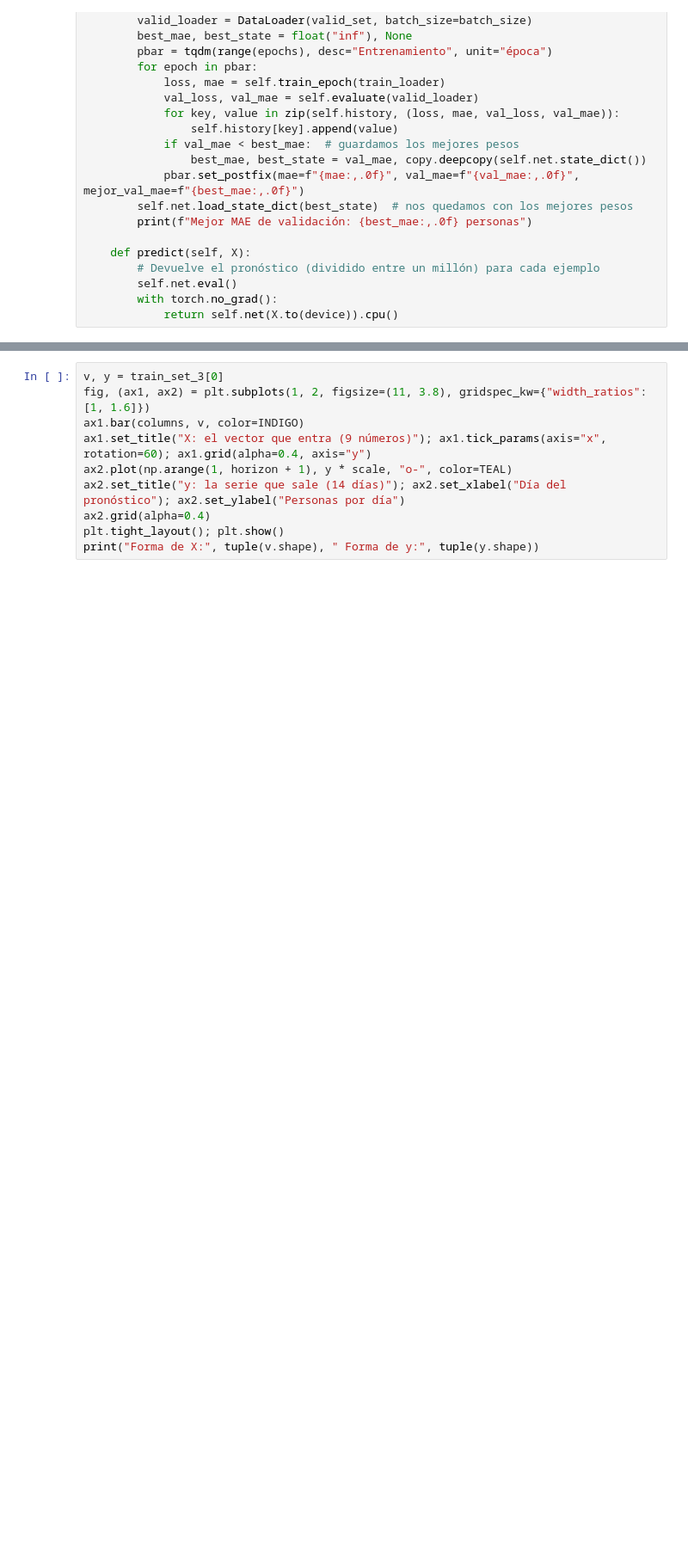
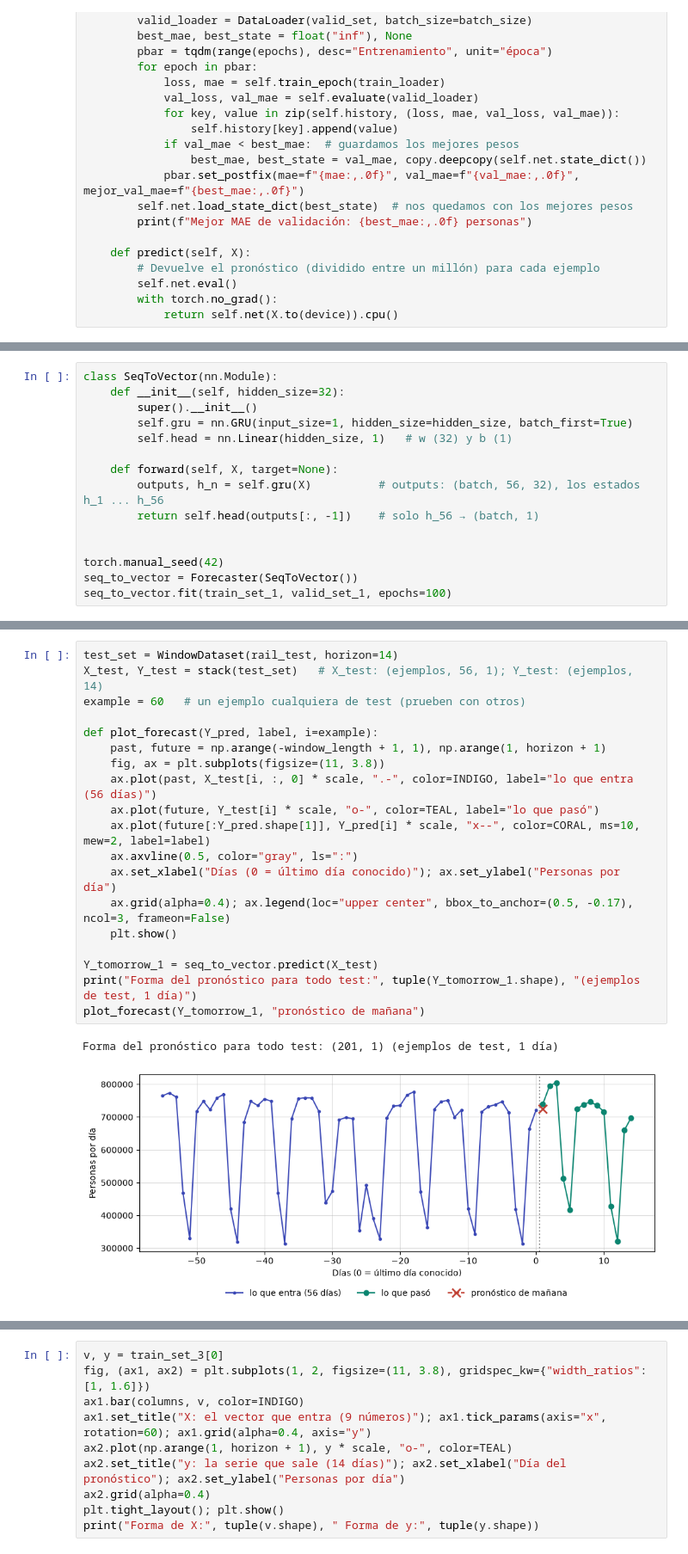
Before and after one commit to omarcastano/deeplearning-javeriana-site, a Jupyter notebook: modulo_2/unidad_2/3_experiencia/nueva/4_Script2_M2_U2_arquitecturas_pytorch.ipynb, the cells around one changed output, grey strips where cells are left out. Shown at 86% size. Drawn from its saved outputs; the diff is of its cells as text; blank space fills up the shorter version.

```diff
--- a/modulo_2/unidad_2/3_experiencia/nueva/4_Script2_M2_U2_arquitecturas_pytorch.ipynb
+++ b/modulo_2/unidad_2/3_experiencia/nueva/4_Script2_M2_U2_arquitecturas_pytorch.ipynb
@@ -480,0 +344,15 @@ En la tabla, cada fila es un ejemplo: las nueve primeras columnas forman el vect
+# %%
+class SeqToVector(nn.Module):
+    def __init__(self, hidden_size=32):
+        super().__init__()
+        self.gru = nn.GRU(input_size=1, hidden_size=hidden_size, batch_first=True)
+        self.head = nn.Linear(hidden_size, 1)   # w (32) y b (1)
+
+    def forward(self, X, target=None):
+        outputs, h_n = self.gru(X)          # outputs: (batch, 56, 32), los estados h_1 ... h_56
+        return self.head(outputs[:, -1])    # solo h_56 → (batch, 1)
+
+
+torch.manual_seed(42)
+seq_to_vector = Forecaster(SeqToVector())
+seq_to_vector.fit(train_set_1, valid_set_1, epochs=100)
@@ -480,0 +373,22 @@ En la tabla, cada fila es un ejemplo: las nueve primeras columnas forman el vect
+# %%
+test_set = WindowDataset(rail_test, horizon=14)
+X_test, Y_test = stack(test_set)   # X_test: (ejemplos, 56, 1); Y_test: (ejemplos, 14)
+example = 60   # un ejemplo cualquiera de test (prueben con otros)
+
+def plot_forecast(Y_pred, label, i=example):
+    past, future = np.arange(-window_length + 1, 1), np.arange(1, horizon + 1)
+    fig, ax = plt.subplots(figsize=(11, 3.8))
+    ax.plot(past, X_test[i, :, 0] * scale, ".-", color=INDIGO, label="lo que entra (56 días)")
+    ax.plot(future, Y_test[i] * scale, "o-", color=TEAL, label="lo que pasó")
+    ax.plot(future[:Y_pred.shape[1]], Y_pred[i] * scale, "x--", color=CORAL, ms=10, mew=2, label=label)
+    ax.axvline(0.5, color="gray", ls=":")
+    ax.set_xlabel("Días (0 = último día conocido)"); ax.set_ylabel("Personas por día")
+    ax.grid(alpha=0.4); ax.legend(loc="upper center", bbox_to_anchor=(0.5, -0.17), ncol=3, frameon=False)
+    plt.show()
+
+Y_tomorrow_1 = seq_to_vector.predict(X_test)
+print("Forma del pronóstico para todo test:", tuple(Y_tomorrow_1.shape), "(ejemplos de test, 1 día)")
+plot_forecast(Y_tomorrow_1, "pronóstico de mañana")
+# %% [output]
+Forma del pronóstico para todo test: (201, 1) (ejemplos de test, 1 día)
+[figure, added]
```
Also changed, not shown: parts of 78 cells of this notebook, 2 other files.
